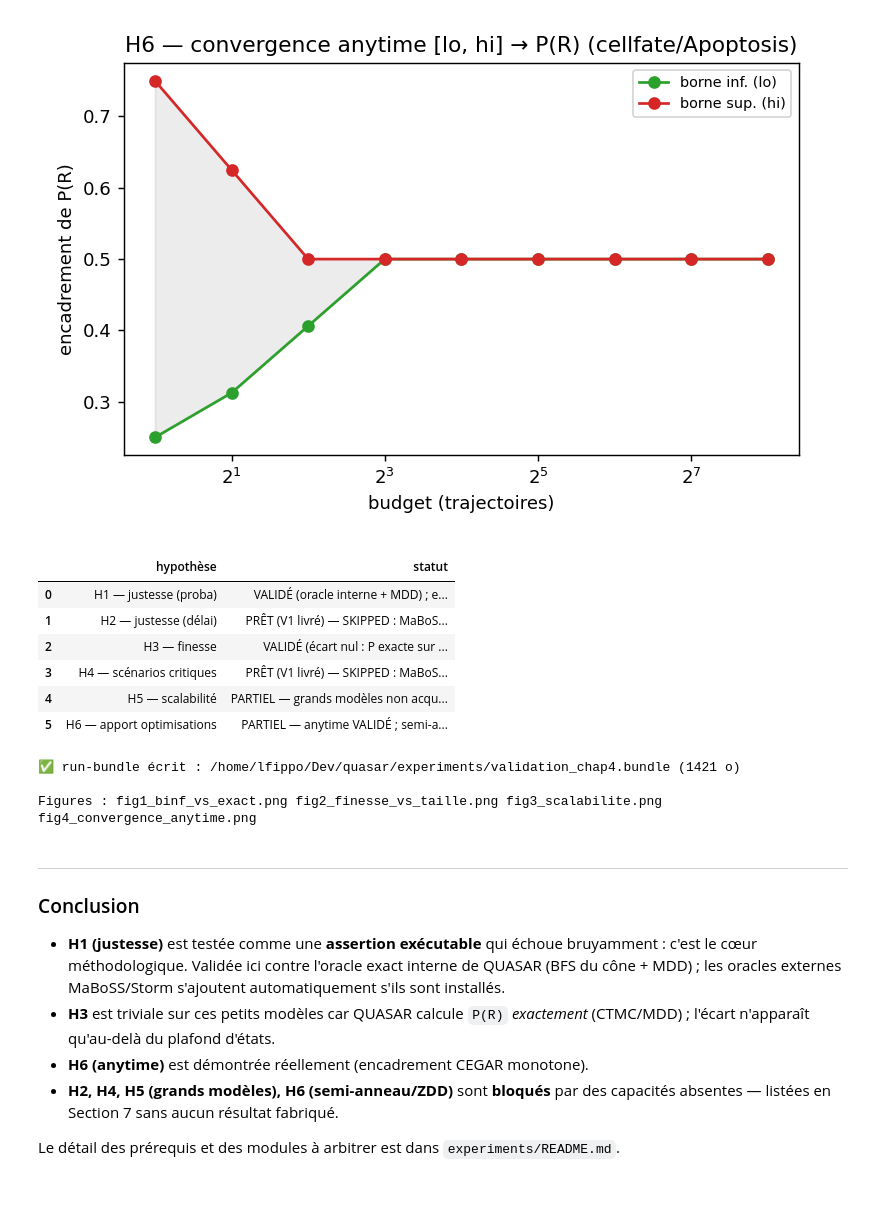
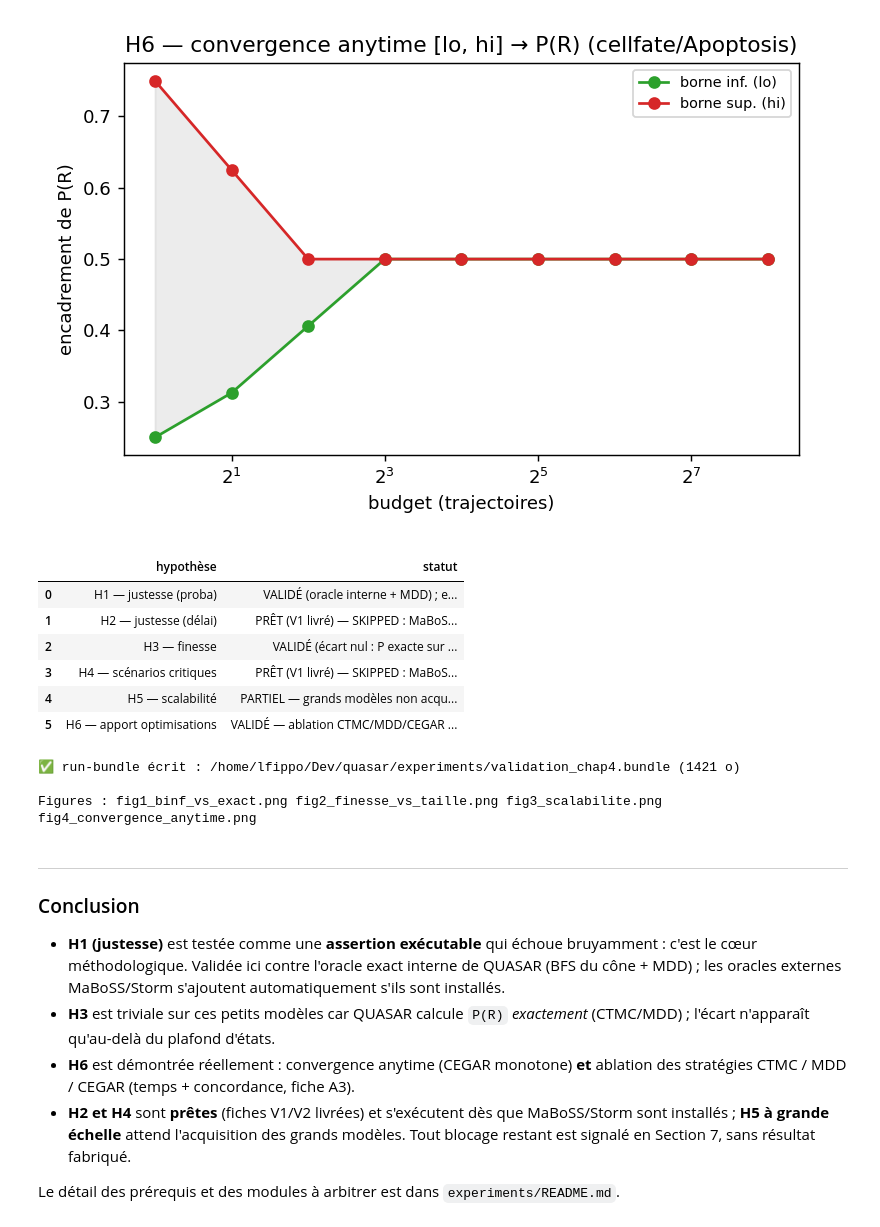
Before and after one commit to Louis-Fippo/quasar, a Jupyter notebook: experiments/validation_chap4.ipynb, the cells around one changed output. Cells and saved outputs as stored; diff of their text form; code cells hidden in the pictures; blank space fills up the shorter version.

```diff
--- a/experiments/validation_chap4.ipynb
+++ b/experiments/validation_chap4.ipynb
@@ -940,27 +968,27 @@ if render_figure(_draw4, _p):
 # %%
 # ---- Tableau de synthèse H1–H6 ----
 def _status_h5():
     base = "PARTIEL — grands modèles non acquis"
     return base + (" ; Storm exact (V2) mesuré" if ORACLES["storm"]
                    else " ; Storm (V2) prêt, SKIPPED (absent)")
 
 SYNTHESE = pd.DataFrame([
     {"hypothèse": "H1 — justesse (proba)",   "statut": "VALIDÉ (oracle interne + MDD)" + ("" if (ORACLES["storm"] or ORACLES["maboss"]) else " ; externes SKIPPED")},
     {"hypothèse": "H2 — justesse (délai)",   "statut": ("VALIDÉ — T(R) vs quantiles MaBoSS (V1)" if ORACLES["maboss"] else "PRÊT (V1 livré) — SKIPPED : MaBoSS absent")},
     {"hypothèse": "H3 — finesse",            "statut": "VALIDÉ (écart nul : P exacte sur ces modèles)"},
     {"hypothèse": "H4 — scénarios critiques","statut": ("VALIDÉ — recouvrement Jaccard (V1)" if ORACLES["maboss"] else "PRÊT (V1 livré) — SKIPPED : MaBoSS absent")},
     {"hypothèse": "H5 — scalabilité",        "statut": _status_h5()},
-    {"hypothèse": "H6 — apport optimisations","statut": "PARTIEL — anytime VALIDÉ ; semi-anneau/ZDD BLOQUÉS (A2/A3)"},
+    {"hypothèse": "H6 — apport optimisations","statut": "VALIDÉ — ablation CTMC/MDD/CEGAR (A3) + convergence anytime (temps & concordance mesurés)"},
 ])
 SYNTHESE
 # %% [output]
 |  | hypothèse | statut |
 | 0 | H1 — justesse (proba) | VALIDÉ (oracle interne + MDD) ; e... |
 | 1 | H2 — justesse (délai) | PRÊT (V1 livré) — SKIPPED : MaBoS... |
 | 2 | H3 — finesse | VALIDÉ (écart nul : P exacte sur ... |
 | 3 | H4 — scénarios critiques | PRÊT (V1 livré) — SKIPPED : MaBoS... |
 | 4 | H5 — scalabilité | PARTIEL — grands modèles non acqu... |
-| 5 | H6 — apport optimisations | PARTIEL — anytime VALIDÉ ; semi-a... |
+| 5 | H6 — apport optimisations | VALIDÉ — ablation CTMC/MDD/CEGAR ... |
 # %%
 # ---- Run-bundle reproductible (DoD §8.4) ----
 # Dépôt local dans experiments/.quasar-repo ; ajout d'un modèle ; export du bundle.
@@ -993,8 +1021,11 @@ Figures : fig1_binf_vs_exact.png fig2_finesse_vs_taille.png fig3_scalabilite.png
   s'ajoutent automatiquement s'ils sont installés.
 - **H3** est triviale sur ces petits modèles car QUASAR calcule `P(R)`
   *exactement* (CTMC/MDD) ; l'écart n'apparaît qu'au-delà du plafond d'états.
-- **H6 (anytime)** est démontrée réellement (encadrement CEGAR monotone).
-- **H2, H4, H5 (grands modèles), H6 (semi-anneau/ZDD)** sont **bloqués** par des
-  capacités absentes — listées en Section 7 sans aucun résultat fabriqué.
+- **H6** est démontrée réellement : convergence anytime (CEGAR monotone) **et**
+  ablation des stratégies CTMC / MDD / CEGAR (temps + concordance, fiche A3).
+- **H2 et H4** sont **prêtes** (fiches V1/V2 livrées) et s'exécutent dès que
+  MaBoSS/Storm sont installés ; **H5 à grande échelle** attend l'acquisition des
+  grands modèles. Tout blocage restant est signalé en Section 7, sans résultat
+  fabriqué.
 
 Le détail des prérequis et des modules à arbitrer est dans `experiments/README.md`.
```
Also changed, not shown: parts of 7 cells of this notebook, 4 other files.
